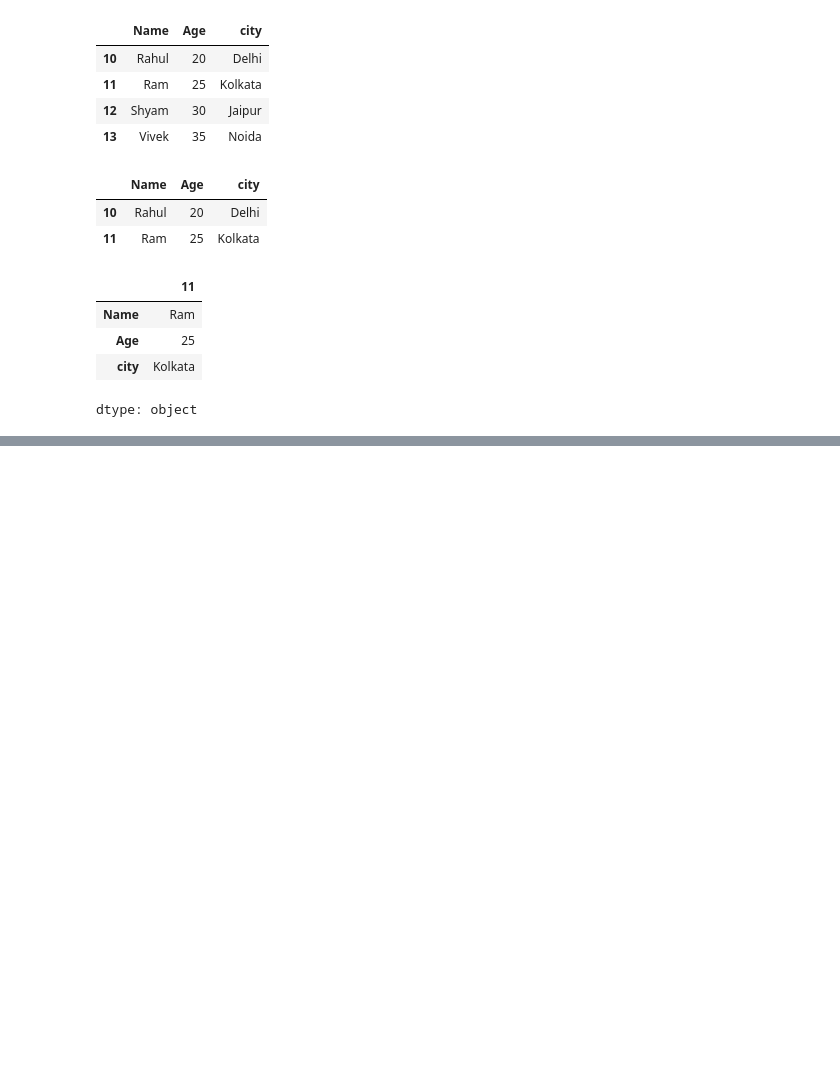
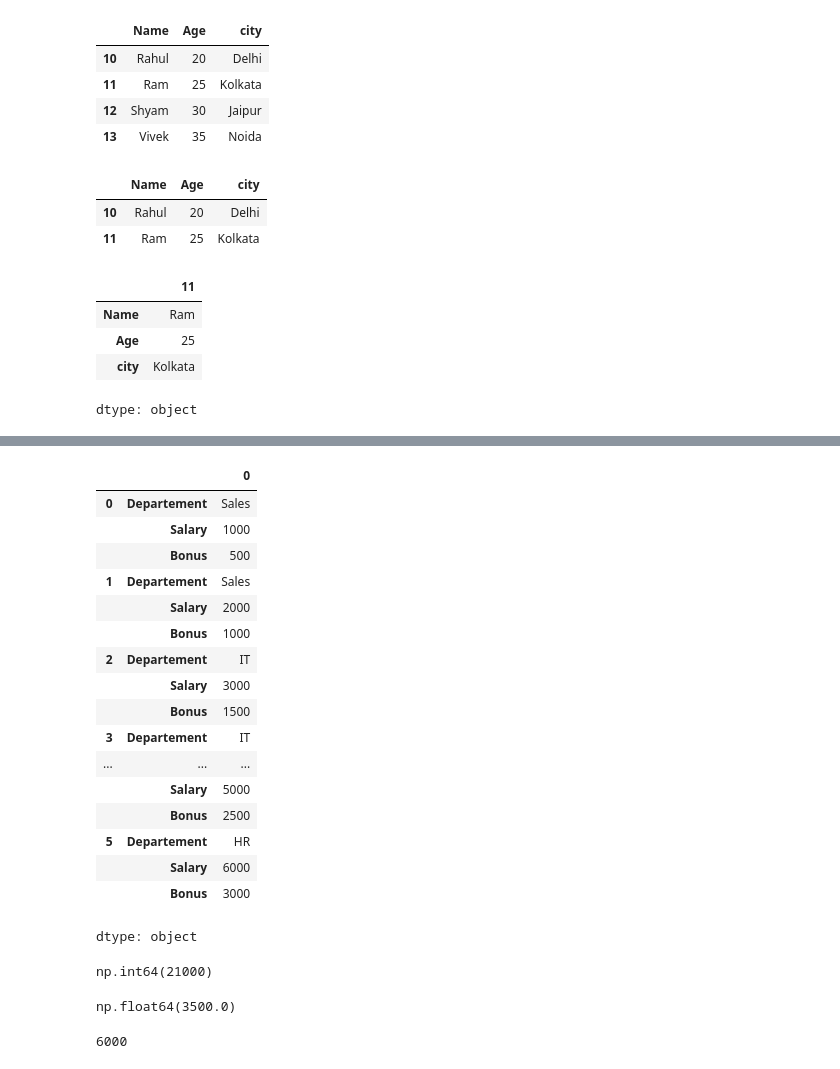
Before and after one commit to Ans365332/6may-file-example, a Jupyter notebook: Pandas.ipynb, the cells around one changed output, grey strips where cells are left out. Saved outputs shown, nothing was run; the diff lists cells and outputs as text; code cells hidden in the pictures; blank space fills up the shorter version.

```diff
--- a/Pandas.ipynb
+++ b/Pandas.ipynb
@@ -523,0 +527,7 @@ dtype: object
+# %%
+df=pd.DataFrame({
+    "Departement":['Sales','Sales','IT','IT','HR','HR'],
+    "Salary":[1000,2000,3000,4000,5000,6000],
+    "Bonus":[500,1000,1500,2000,2500,3000]
+})
+df
@@ -523,0 +542,33 @@ dtype: object
+# %%
+df.stack()
+# %% [output]
+|  |  | 0 |
+| 0 | Departement | Sales |
+|  | Salary | 1000 |
+|  | Bonus | 500 |
+| 1 | Departement | Sales |
+|  | Salary | 2000 |
+|  | Bonus | 1000 |
+| 2 | Departement | IT |
+|  | Salary | 3000 |
+|  | Bonus | 1500 |
+| 3 | Departement | IT |
+| ... | ... | ... |
+|  | Salary | 5000 |
+|  | Bonus | 2500 |
+| 5 | Departement | HR |
+|  | Salary | 6000 |
+|  | Bonus | 3000 |
+dtype: object
+# %%
+df['Salary'].sum()
+# %% [output]
+np.int64(21000)
+# %%
+df['Salary'].mean()
+# %% [output]
+np.float64(3500.0)
+# %%
+df['Salary'].max()
+# %% [output]
+6000
```
Also changed, not shown: parts of 13 cells of this notebook.
